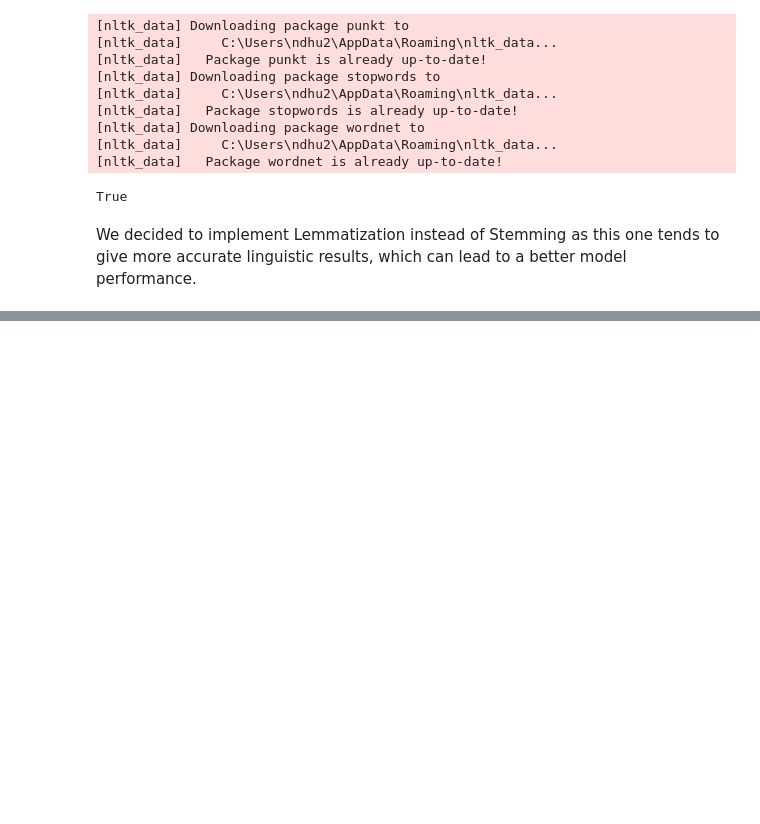
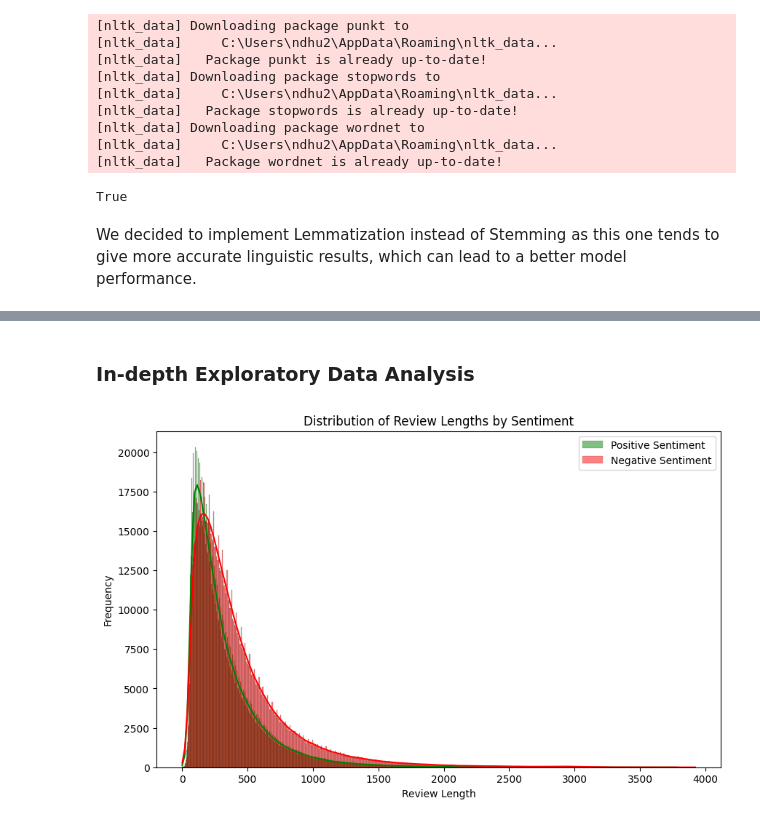
Before and after one commit to dars180602/Sentiment-Analysis-Interface, a Jupyter notebook: main.ipynb, the cells around one changed output, grey strips where cells are left out. Cells and saved outputs as stored; diff of their text form; code cells hidden in the pictures; blank space fills up the shorter version.

```diff
--- a/main.ipynb
+++ b/main.ipynb
@@ -340,0 +374,3 @@ new_df.head()
+# %%
+# Create dataframe
+df = pd.read_csv('yelp_lemmatized_data1.csv')
@@ -340,0 +389,31 @@ new_df.head()
+# %% [markdown]
+### **In-depth Exploratory Data Analysis**
+# %%
+# Note: Still part of EDA (Exploratory Data Analysis)
+
+import matplotlib.pyplot as plt
+import seaborn as sns
+
+# Filter positive and negative sentiment reviews
+positive_reviews = df[df['stars_x'] >= 4]['review_length']
+negative_reviews = df[df['stars_x'] <= 2]['review_length']
+
+# Set up the figure and axes
+plt.figure(figsize=(10, 6))
+
+# Plot histogram for positive sentiment reviews
+sns.histplot(positive_reviews, color='green', kde=True, label='Positive Sentiment')
+
+# Plot histogram for negative sentiment reviews
+sns.histplot(negative_reviews, color='red', kde=True, label='Negative Sentiment')
+
+# Add labels and title
+plt.xlabel('Review Length')
+plt.ylabel('Frequency')
+plt.title('Distribution of Review Lengths by Sentiment')
+plt.legend()
+
+# Show plot
+plt.show()
+# %% [output]
+[figure, added]
```
Also changed, not shown: parts of 80 cells of this notebook.
